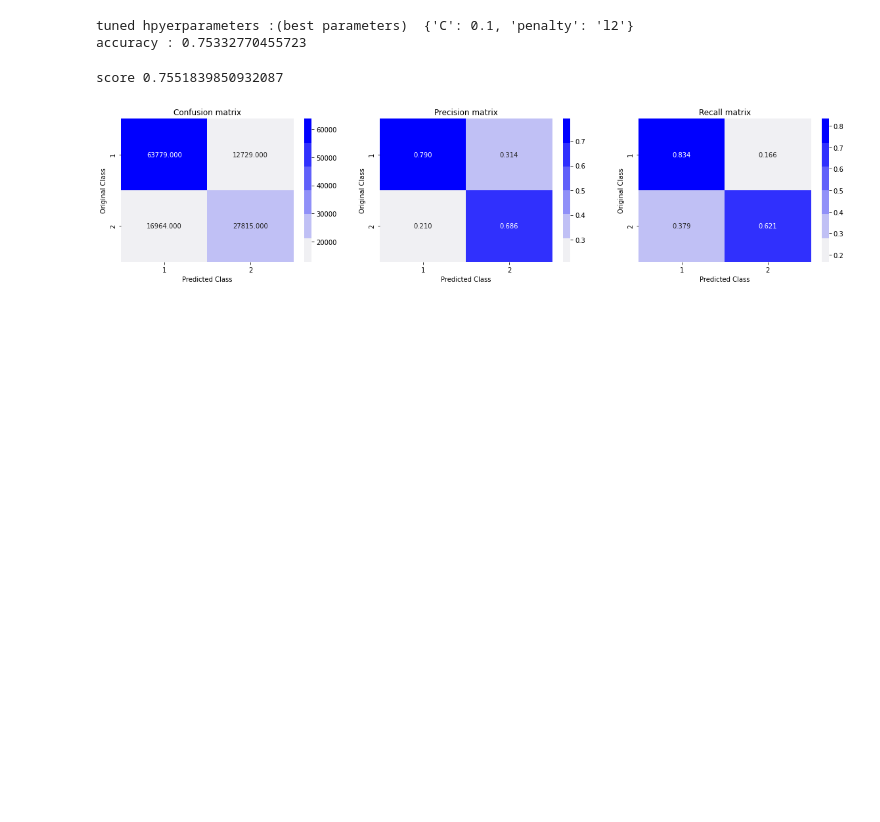
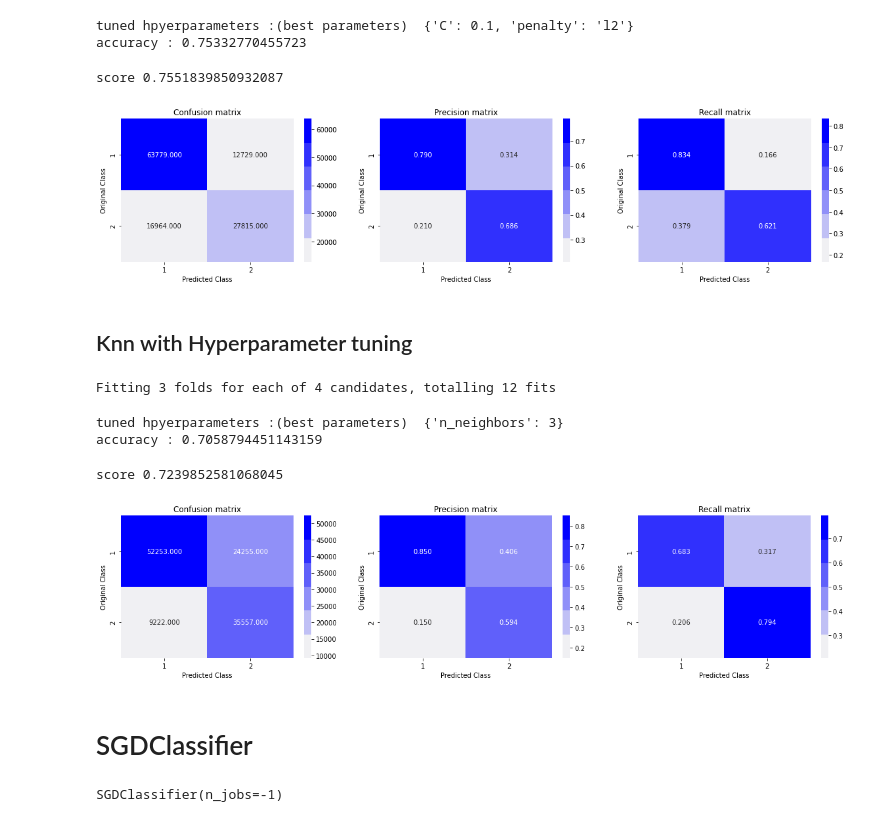
Before and after one commit to shivanshupc/Quora_questions, a Jupyter notebook: Quora_question_pair.ipynb, the cells around one changed output. Cells and saved outputs as stored; diff of their text form; code cells hidden in the pictures; blank space fills up the shorter version.

```diff
--- a/Quora_question_pair.ipynb
+++ b/Quora_question_pair.ipynb
@@ -810,3 +810,42 @@ y_pred = logreg2.predict(X_test)
 plot_confusion_matrix(y_test,y_pred)
 # %% [output]
 [figure]
+# %% [markdown]
+<h2> Knn with Hyperparameter tuning</h2>
+# %%
+knn = KNeighborsClassifier()
+k_range = [3,5,7,9]
+param_grid = dict(n_neighbors=k_range)
+grid = GridSearchCV(knn, param_grid, cv=3,verbose=1)
+
+# fitting the model for grid search
+grid_search=grid.fit(X_train, y_train)
+# %% [output]
+Fitting 3 folds for each of 4 candidates, totalling 12 fits
+# %%
+print("tuned hpyerparameters :(best parameters) ",grid_search.best_params_)
+print("accuracy :",grid_search.best_score_)
+# %% [output]
+tuned hpyerparameters :(best parameters)  {'n_neighbors': 3}
+accuracy : 0.7058794451143159
+# %%
+knn = KNeighborsClassifier(n_neighbors=3)
+knn.fit(X_train,y_train)
+print("score",knn.score(X_test,y_test))
+# %% [output]
+score 0.7239852581068045
+# %%
+y_pred = knn.predict(X_test)
+# %%
+plot_confusion_matrix(y_test,y_pred)
+# %% [output]
+[figure, added]
+# %% [markdown]
+# SGDClassifier
+# %%
+from sklearn.linear_model import SGDClassifier
+
+clf = SGDClassifier(n_jobs=-1)
+clf.fit(X_train,y_train)
+# %% [output]
+SGDClassifier(n_jobs=-1)
```
Also changed, not shown: parts of 3 cells of this notebook.
